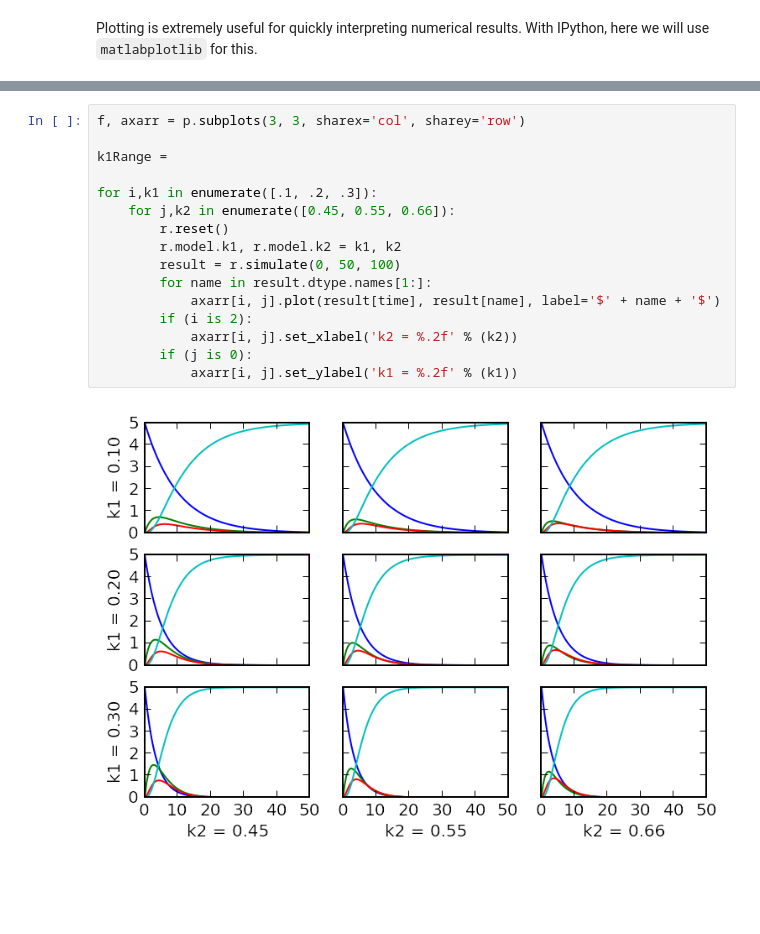
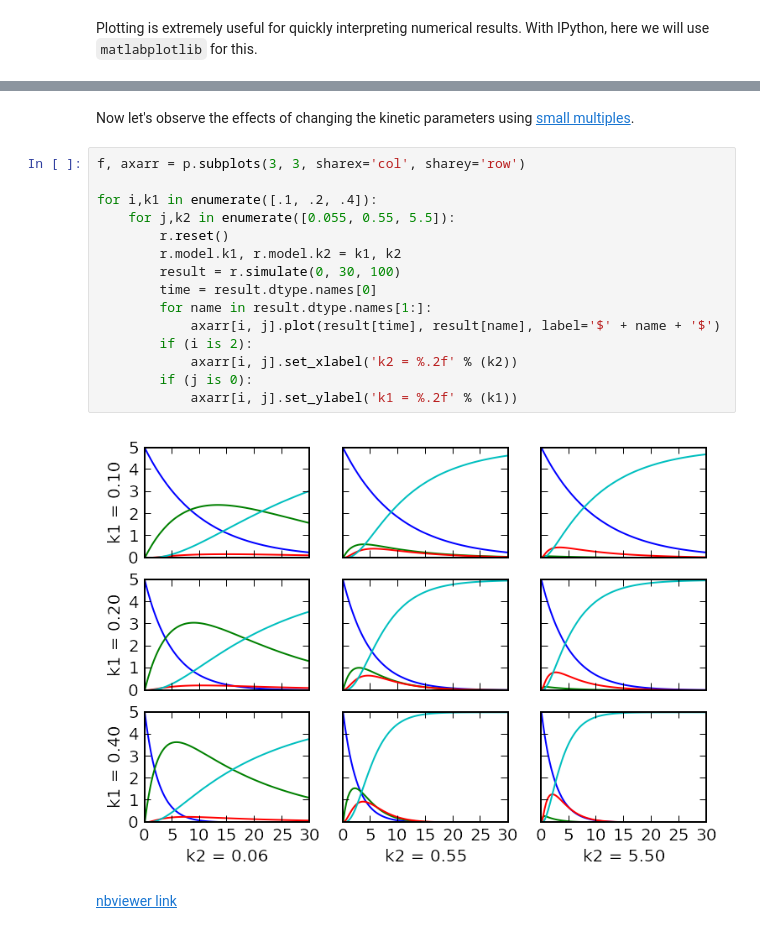
Before and after one commit to stanleygu/ipython_tutorial, a Jupyter notebook: 02_Modeling.ipynb, the cells around one changed output, grey strips where cells are left out. Cells and saved outputs as stored; diff of their text form; blank space fills up the shorter version.

```diff
--- a/02_Modeling.ipynb
+++ b/02_Modeling.ipynb
@@ -88,18 +92,21 @@ plot(result, legend='best')
+# %% [markdown]
+Now let's observe the effects of changing the kinetic parameters using [small multiples](http://en.wikipedia.org/wiki/Small_multiple).
 # %%
 f, axarr = p.subplots(3, 3, sharex='col', sharey='row')
 
-k1Range =
-
-for i,k1 in enumerate([.1, .2, .3]):
-    for j,k2 in enumerate([0.45, 0.55, 0.66]):
+for i,k1 in enumerate([.1, .2, .4]):
+    for j,k2 in enumerate([0.055, 0.55, 5.5]):
         r.reset()
         r.model.k1, r.model.k2 = k1, k2
-        result = r.simulate(0, 50, 100)
+        result = r.simulate(0, 30, 100)
+        time = result.dtype.names[0]
         for name in result.dtype.names[1:]:
             axarr[i, j].plot(result[time], result[name], label='$' + name + '$')
         if (i is 2):
             axarr[i, j].set_xlabel('k2 = %.2f' % (k2))
         if (j is 0):
             axarr[i, j].set_ylabel('k1 = %.2f' % (k1))
 # %% [output]
-[figure, old version]
+[figure, new version]
+# %% [markdown]
+[nbviewer link](http://nbviewer.ipython.org/github/stanleygu/ipython_tutorial/blob/master/02_Modeling.ipynb)
```
Also changed, not shown: parts of 4 cells of this notebook, 4 other files.
